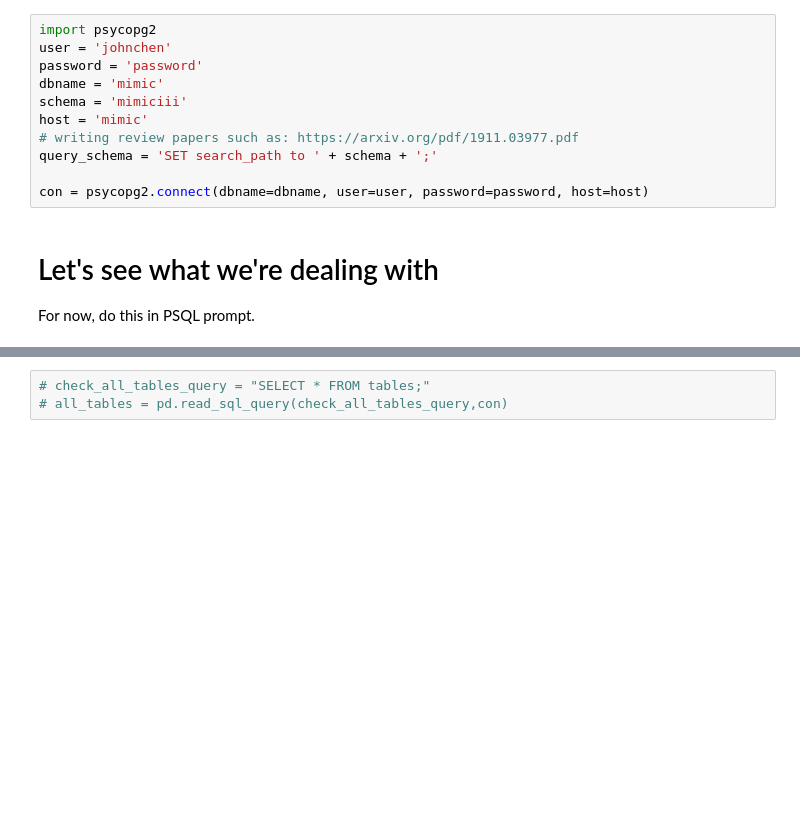
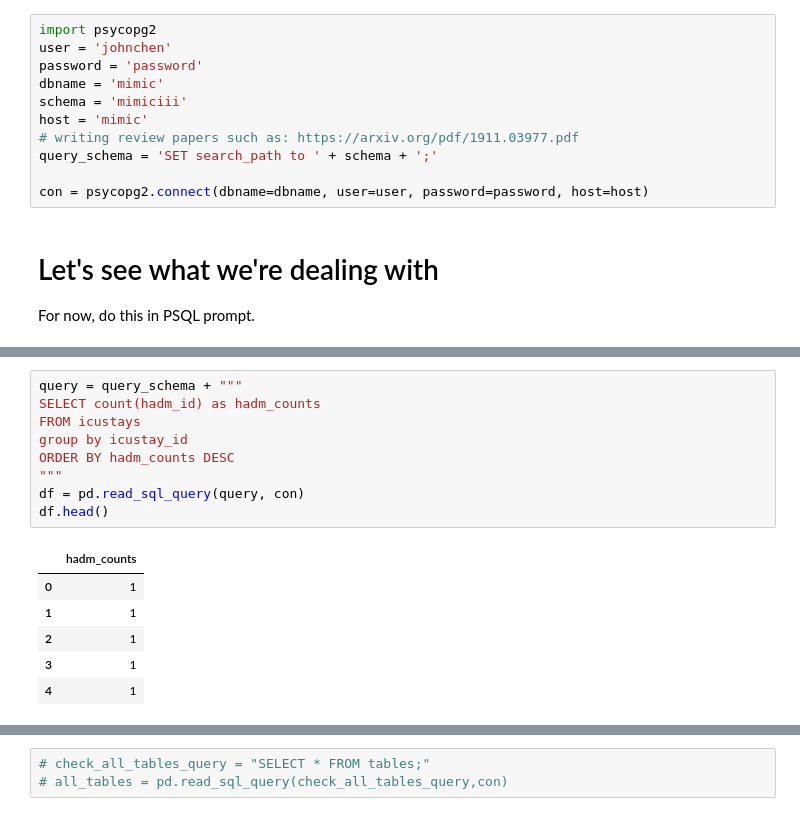
Before and after one commit to johntiger1/multimodal_fairness, a Jupyter notebook: MIMIC-Data-Explore.ipynb, the cells around one changed output, grey strips where cells are left out. Saved outputs shown, nothing was run; the diff lists cells and outputs as text; blank space fills up the shorter version.

```diff
--- a/MIMIC-Data-Explore.ipynb
+++ b/MIMIC-Data-Explore.ipynb
@@ -26,0 +43,16 @@ For now, do this in PSQL prompt.
+# %%
+query = query_schema + """
+SELECT count(hadm_id) as hadm_counts
+FROM icustays
+group by icustay_id
+ORDER BY hadm_counts DESC
+"""
+df = pd.read_sql_query(query, con)
+df.head()
+# %% [output]
+|  | hadm_counts |
+| 0 | 1 |
+| 1 | 1 |
+| 2 | 1 |
+| 3 | 1 |
+| 4 | 1 |
```
Also changed, not shown: parts of 5 cells of this notebook.
